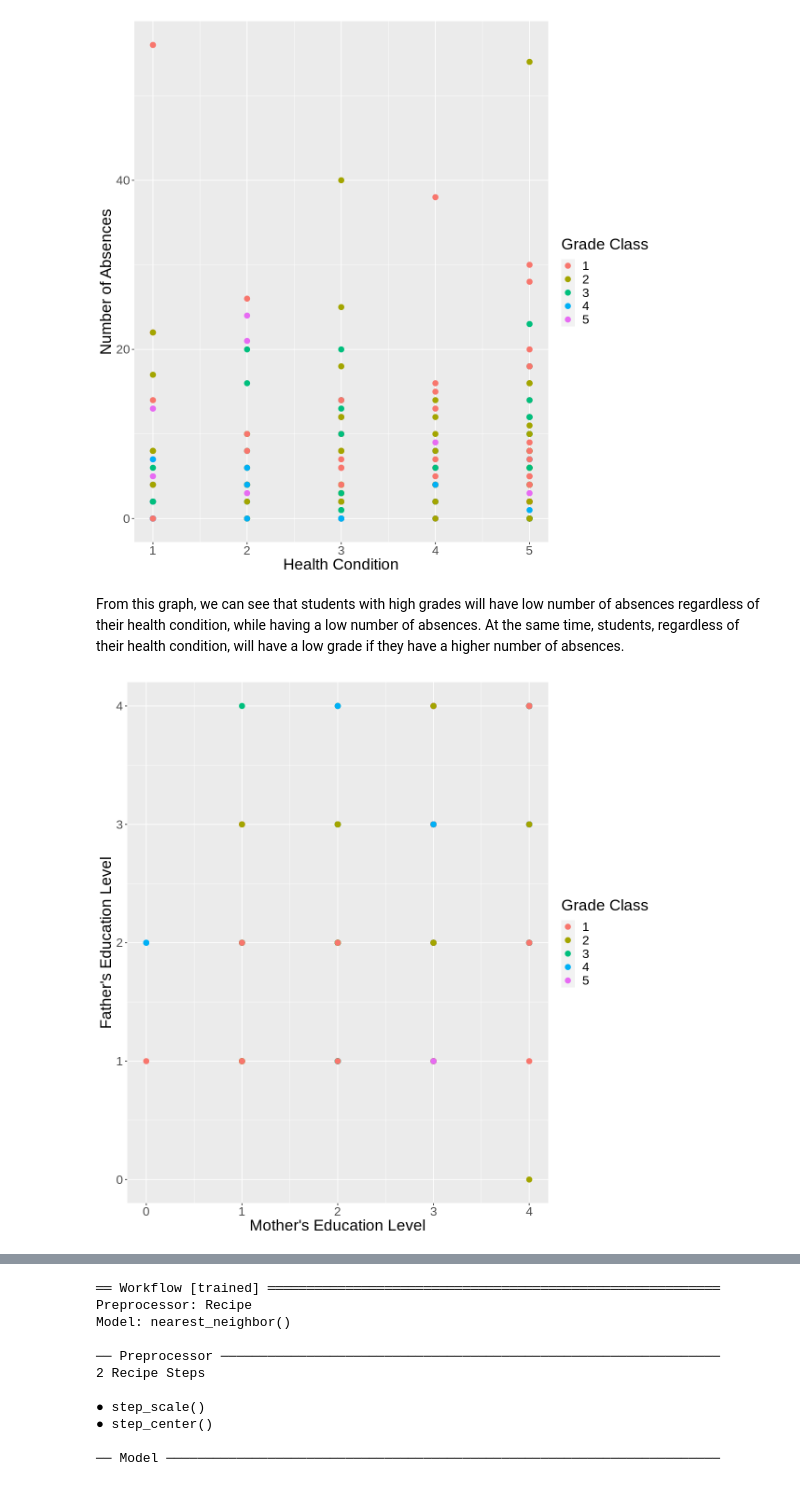
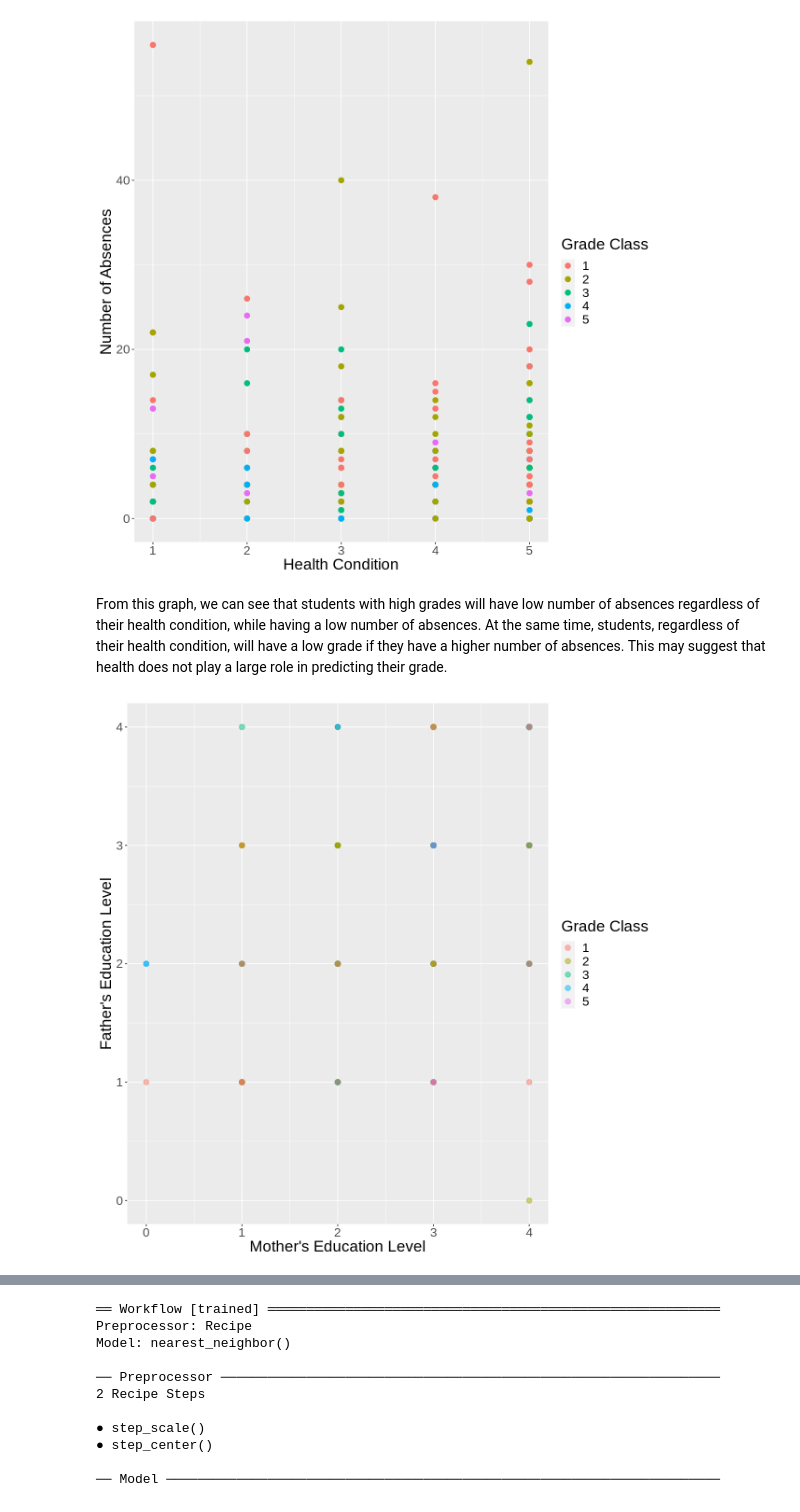
Before and after one commit to FelixNg21/DSCI100-project, a Jupyter notebook: Classification wrok.ipynb, the cells around one changed output, grey strips where cells are left out. Cells and saved outputs as stored; diff of their text form; code cells hidden in the pictures.

```diff
--- a/Classification wrok.ipynb
+++ b/Classification wrok.ipynb
@@ -219,14 +224,14 @@ student_plot2
 # %% [output]
 [figure]
 # %% [markdown]
-From this graph, we can see that students with high grades will have low number of absences regardless of their health condition, while having a low number of absences. At the same time, students, regardless of their health condition, will have a low grade if they have a higher number of absences.
+From this graph, we can see that students with high grades will have low number of absences regardless of their health condition, while having a low number of absences. At the same time, students, regardless of their health condition, will have a low grade if they have a higher number of absences. This may suggest that health does not play a large role in predicting their grade.
 # %%
 # REMOVE
 # Exporatory plot of Mother's vs Father's Education Level with Grades as class labels
-student_plot2 <- ggplot(student_train, aes(x = Medu, y = Fedu, fill = label)) +
-    geom_point(aes(color = label), size = 3) +
+student_plot3 <- ggplot(student_train, aes(x = Medu, y = Fedu, fill = label)) +
+    geom_point(aes(color = label), size = 3, alpha = 0.5) +
     labs(x = "Mother's Education Level" , y = "Father's Education Level", fill = "Grade Class", color = "Grade Class") +
     theme(text = element_text(size = 20))
-student_plot2
+student_plot3
 # %% [output]
-[figure, old version]
+[figure, new version]
```
Also changed, not shown: parts of 17 cells of this notebook.
